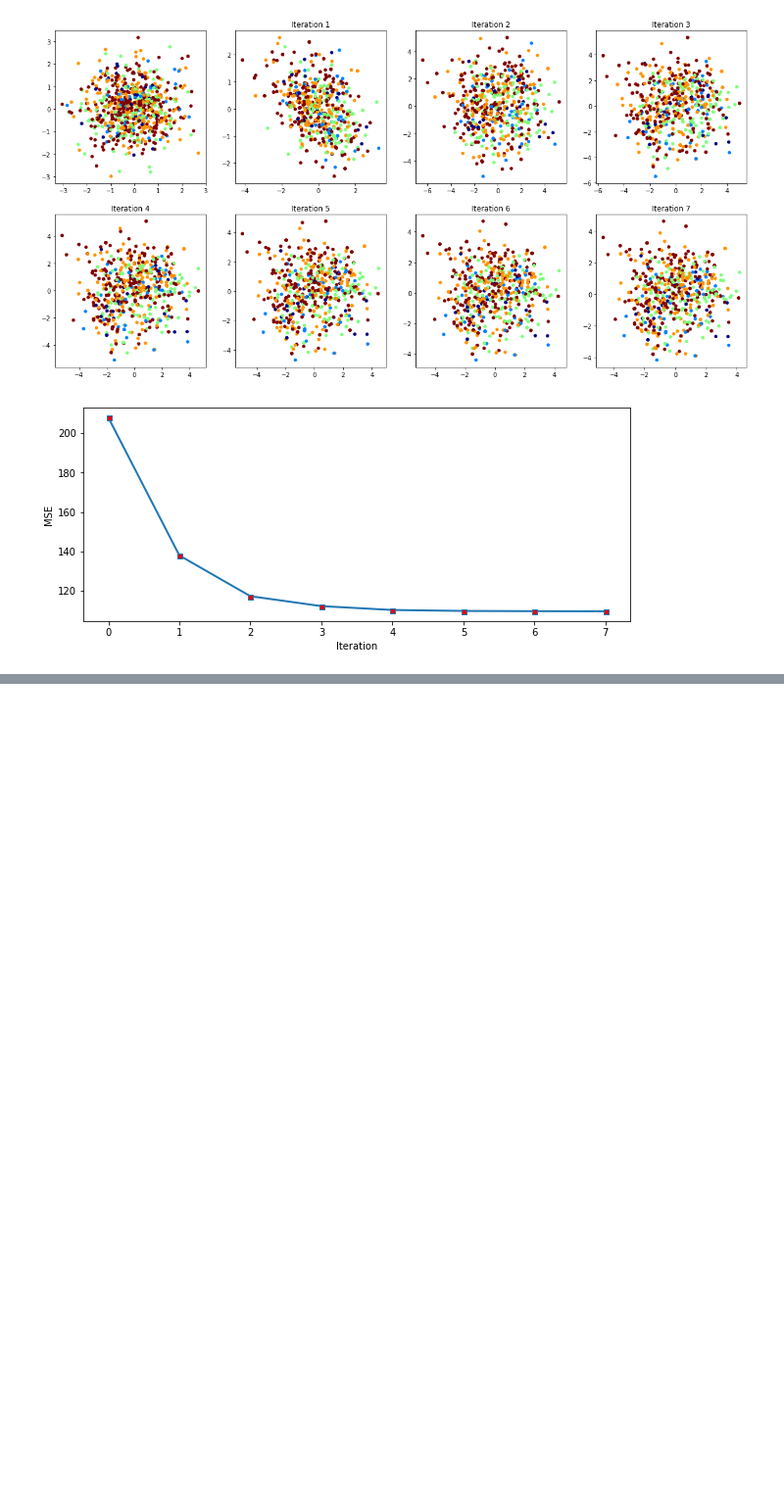
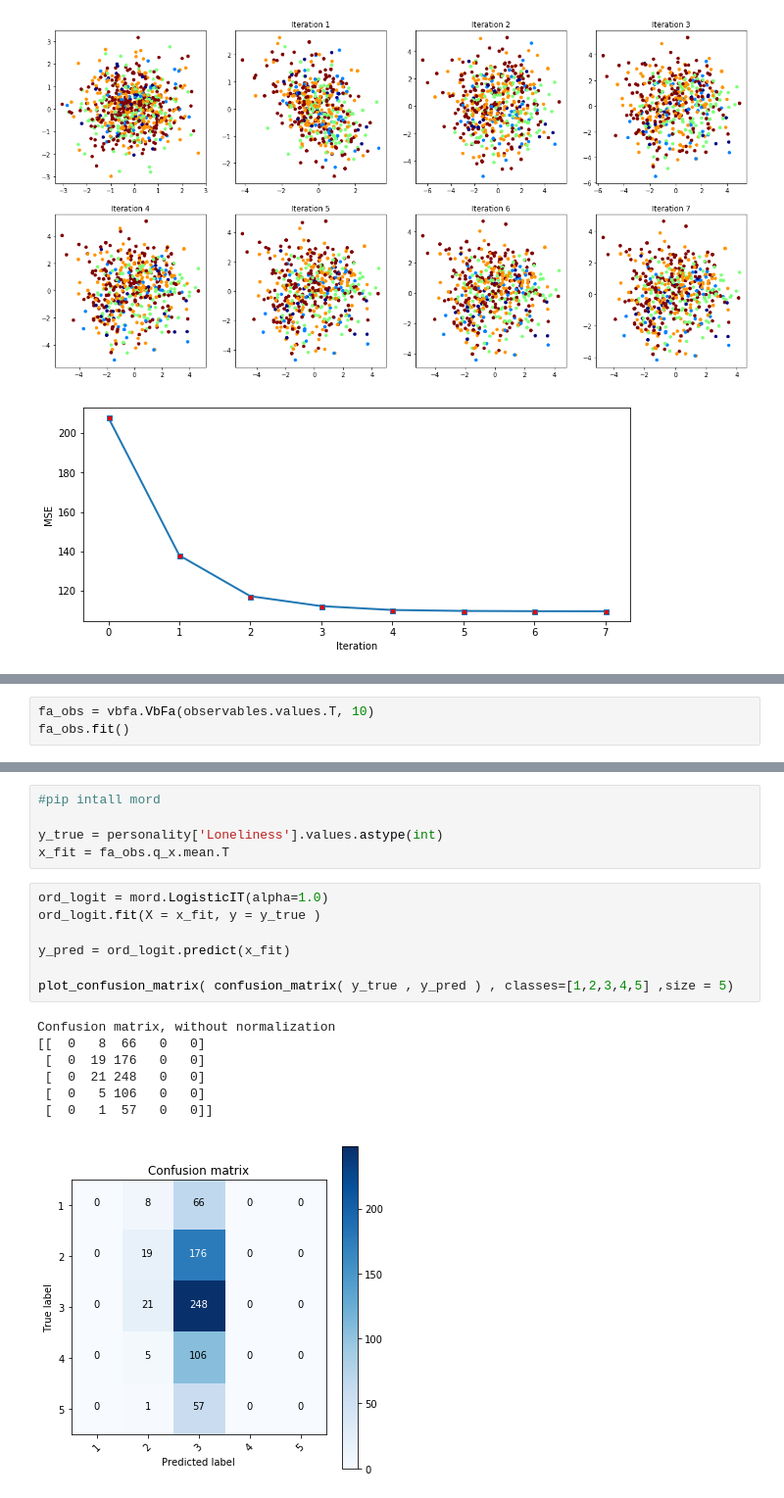
Before and after one commit to raulds77/inference_project, a Jupyter notebook: VPCA.ipynb, the cells around one changed output, grey strips where cells are left out. Shown at 98% size. Cells and saved outputs as stored; diff of their text form; blank space fills up the shorter version.

```diff
--- a/VPCA.ipynb
+++ b/VPCA.ipynb
@@ -215,0 +218,3 @@ Fit on Interests, Plot Socializing
+# %%
+fa_obs = vbfa.VbFa(observables.values.T, 10)
+fa_obs.fit()
@@ -215,0 +247,20 @@ Fit on Interests, Plot Socializing
+# %%
+#pip intall mord
+
+y_true = personality['Loneliness'].values.astype(int)
+x_fit = fa_obs.q_x.mean.T
+# %%
+ord_logit = mord.LogisticIT(alpha=1.0)
+ord_logit.fit(X = x_fit, y = y_true )
+
+y_pred = ord_logit.predict(x_fit)
+
+plot_confusion_matrix( confusion_matrix( y_true , y_pred ) , classes=[1,2,3,4,5] ,size = 5)
+# %% [output]
+Confusion matrix, without normalization
+[[  0   8  66   0   0]
+ [  0  19 176   0   0]
+ [  0  21 248   0   0]
+ [  0   5 106   0   0]
+ [  0   1  57   0   0]]
+[figure, added]
```
Also changed, not shown: parts of 5 cells of this notebook.
